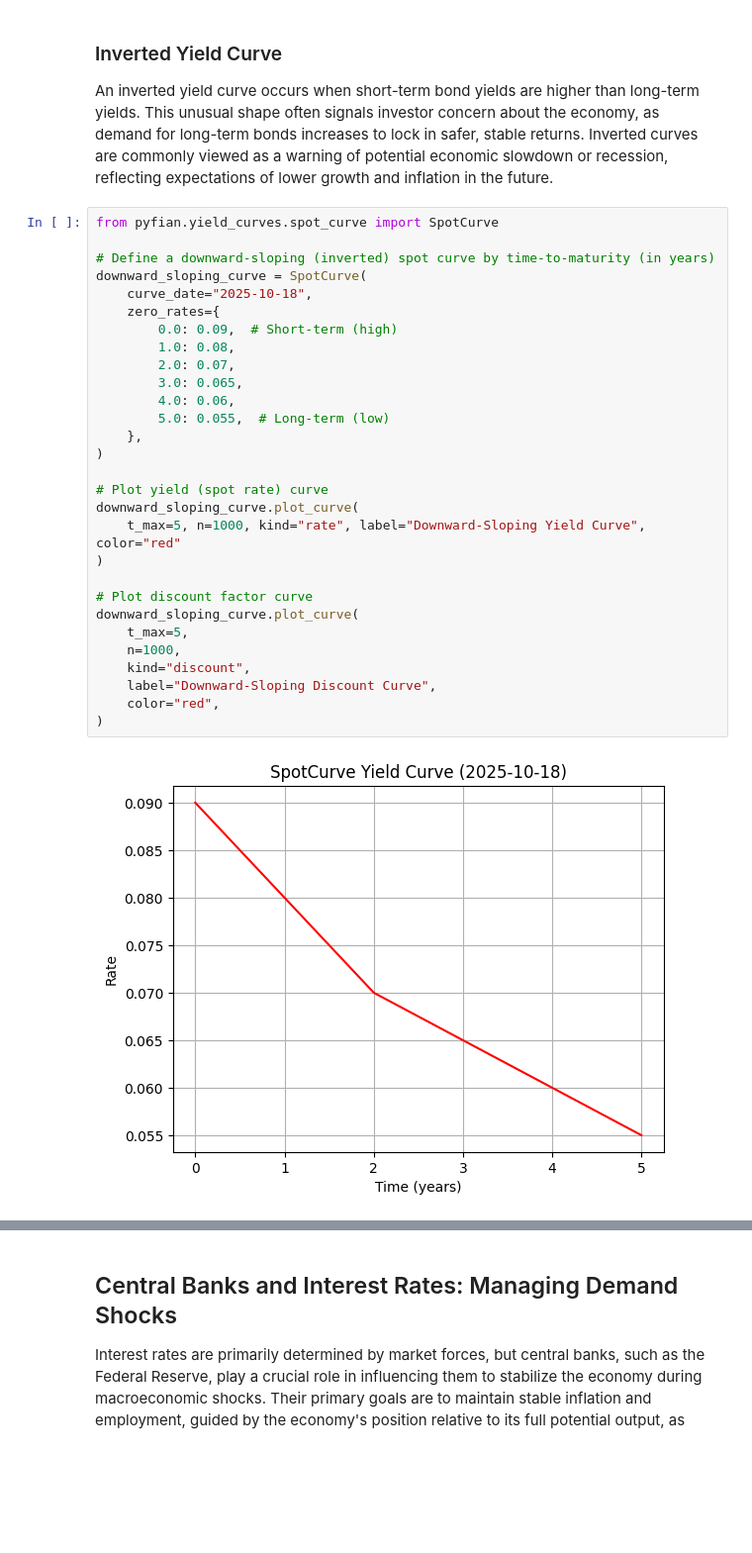
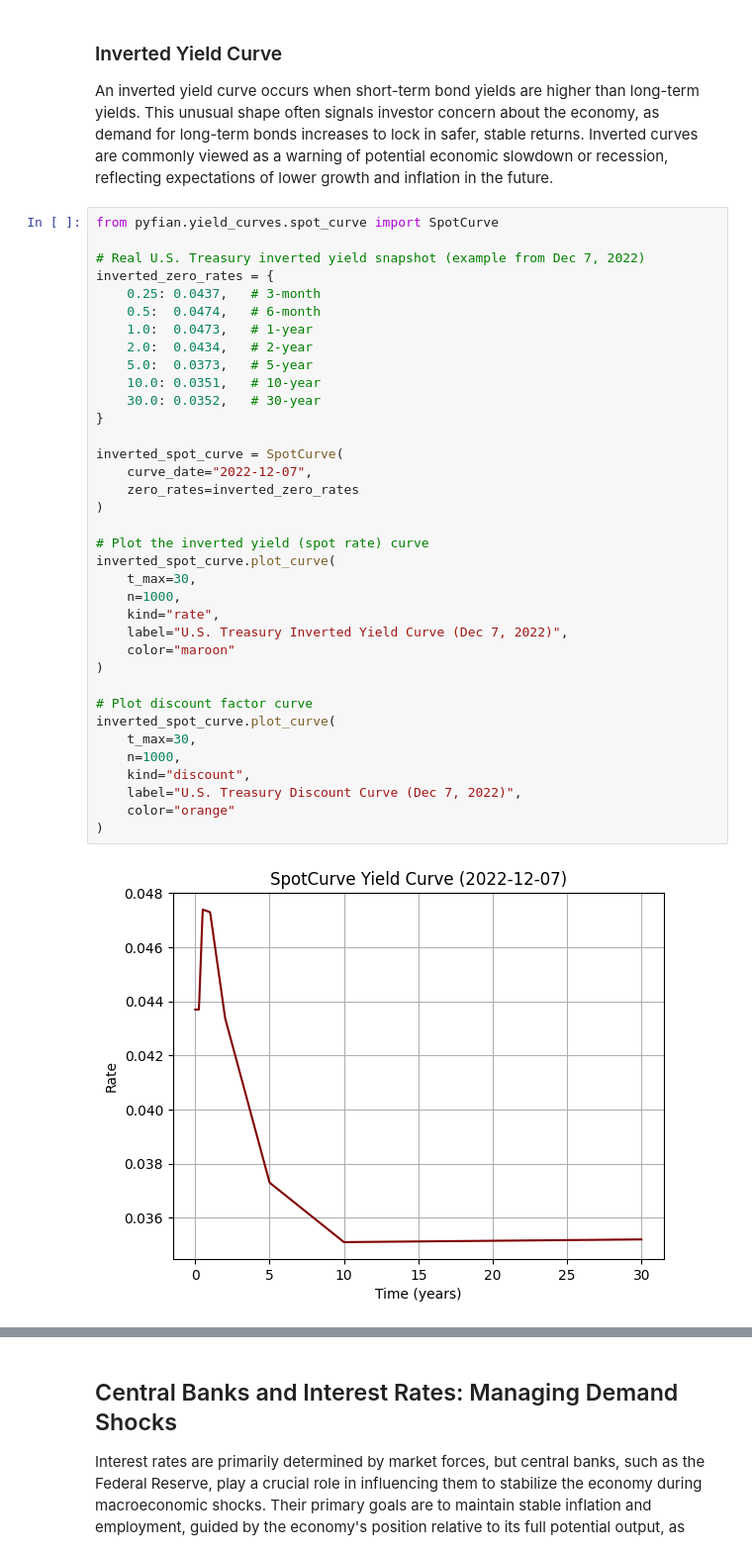
Before and after one commit to Python-Financial-Analyst/pyfian_dev, a Jupyter notebook: docs/source/Topics/fixed_income/05_curves.ipynb, the cells around one changed output, grey strips where cells are left out. Shown at 99% size. Drawn from its saved outputs; the diff is of its cells as text; blank space fills up the shorter version.

```diff
--- a/docs/source/Topics/fixed_income/05_curves.ipynb
+++ b/docs/source/Topics/fixed_income/05_curves.ipynb
@@ -93,31 +107,38 @@ An inverted yield curve occurs when short-term bond yields are higher than long-
 # %%
 from pyfian.yield_curves.spot_curve import SpotCurve
 
-# Define a downward-sloping (inverted) spot curve by time-to-maturity (in years)
-downward_sloping_curve = SpotCurve(
-    curve_date="2025-10-18",
-    zero_rates={
-        0.0: 0.09,  # Short-term (high)
-        1.0: 0.08,
-        2.0: 0.07,
-        3.0: 0.065,
-        4.0: 0.06,
-        5.0: 0.055,  # Long-term (low)
-    },
+# Real U.S. Treasury inverted yield snapshot (example from Dec 7, 2022)
+inverted_zero_rates = {
+    0.25: 0.0437,   # 3-month
+    0.5:  0.0474,   # 6-month
+    1.0:  0.0473,   # 1-year
+    2.0:  0.0434,   # 2-year
+    5.0:  0.0373,   # 5-year
+    10.0: 0.0351,   # 10-year
+    30.0: 0.0352,   # 30-year
+}
+
+inverted_spot_curve = SpotCurve(
+    curve_date="2022-12-07",
+    zero_rates=inverted_zero_rates
 )
 
-# Plot yield (spot rate) curve
-downward_sloping_curve.plot_curve(
-    t_max=5, n=1000, kind="rate", label="Downward-Sloping Yield Curve", color="red"
+# Plot the inverted yield (spot rate) curve
+inverted_spot_curve.plot_curve(
+    t_max=30,
+    n=1000,
+    kind="rate",
+    label="U.S. Treasury Inverted Yield Curve (Dec 7, 2022)",
+    color="maroon"
 )
 
 # Plot discount factor curve
-downward_sloping_curve.plot_curve(
-    t_max=5,
+inverted_spot_curve.plot_curve(
+    t_max=30,
     n=1000,
     kind="discount",
-    label="Downward-Sloping Discount Curve",
-    color="red",
+    label="U.S. Treasury Discount Curve (Dec 7, 2022)",
+    color="orange"
 )
 # %% [output]
-[figure, old version]
+[figure, new version]
```
Also changed, not shown: parts of 5 cells of this notebook, 43 other files.
